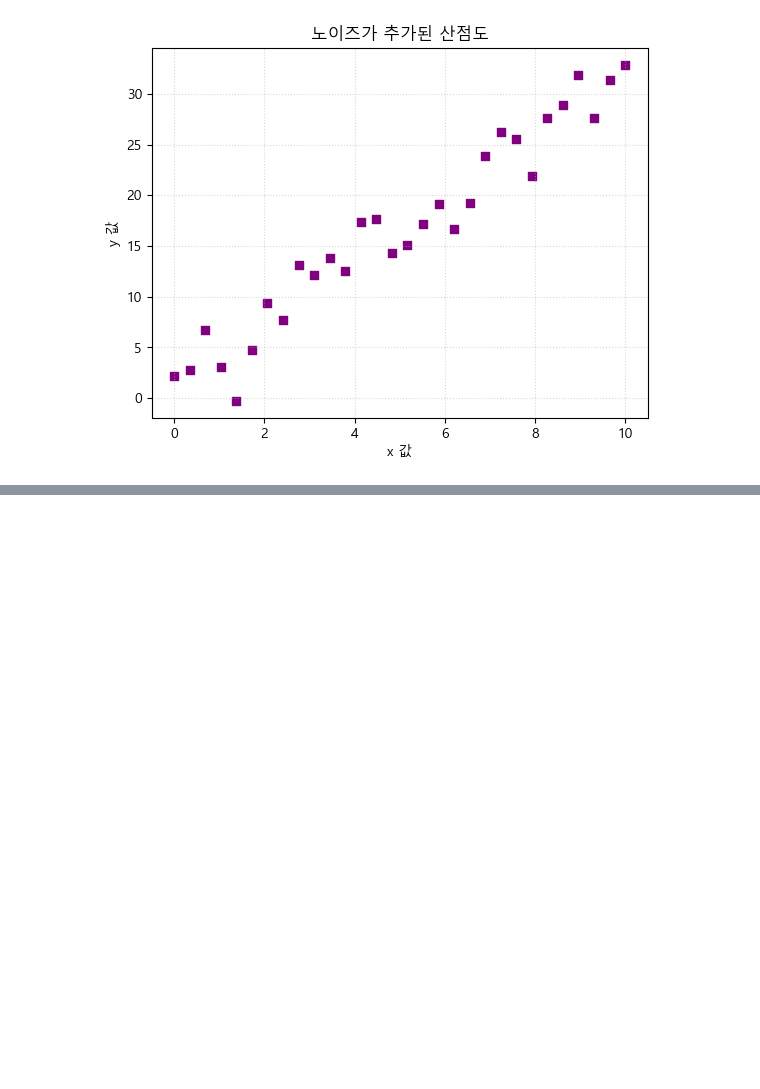
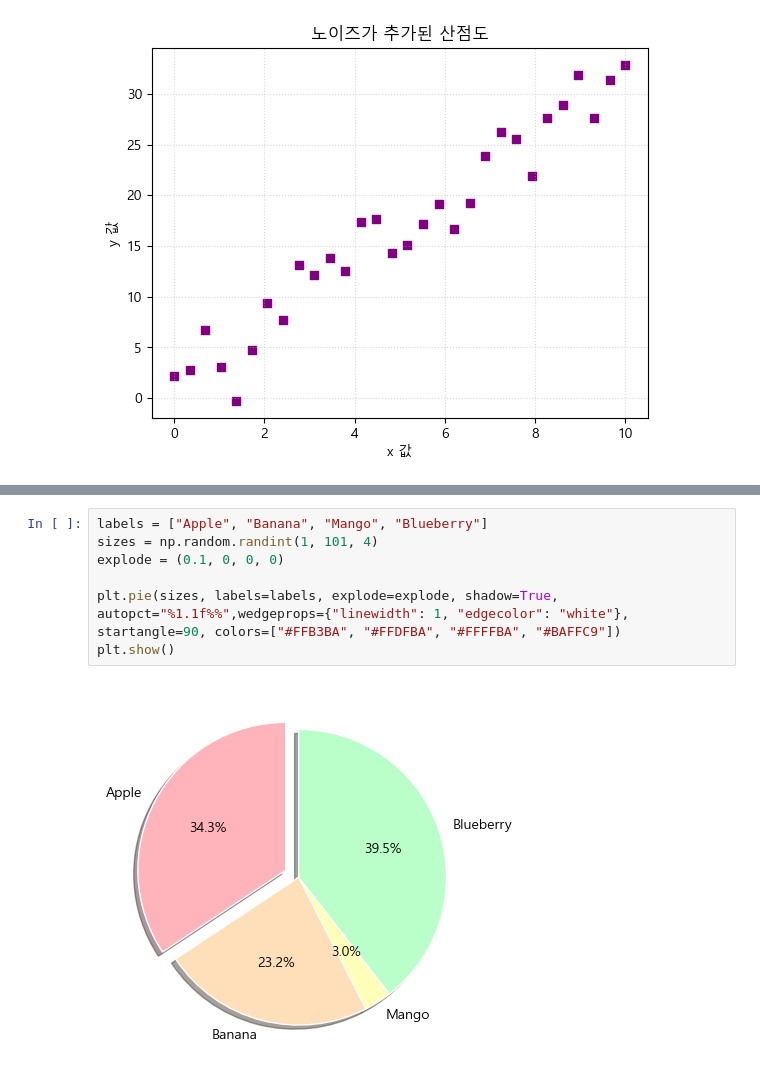
Before and after one commit to Subin928/RE_python_5th, a Jupyter notebook: DataAnalysis/07_matplotlib.ipynb, the cells around one changed output, grey strips where cells are left out. Drawn from its saved outputs; the diff is of its cells as text; blank space fills up the shorter version.

```diff
--- a/DataAnalysis/07_matplotlib.ipynb
+++ b/DataAnalysis/07_matplotlib.ipynb
@@ -255,0 +267,9 @@ plt.show()
+# %%
+labels = ["Apple", "Banana", "Mango", "Blueberry"]
+sizes = np.random.randint(1, 101, 4)
+explode = (0.1, 0, 0, 0)
+
+plt.pie(sizes, labels=labels, explode=explode, shadow=True, autopct="%1.1f%%",wedgeprops={"linewidth": 1, "edgecolor": "white"}, startangle=90, colors=["#FFB3BA", "#FFDFBA", "#FFFFBA", "#BAFFC9"])
+plt.show()
+# %% [output]
+[figure, added]
```
Also changed, not shown: parts of 1 cell of this notebook, 1 other file.
